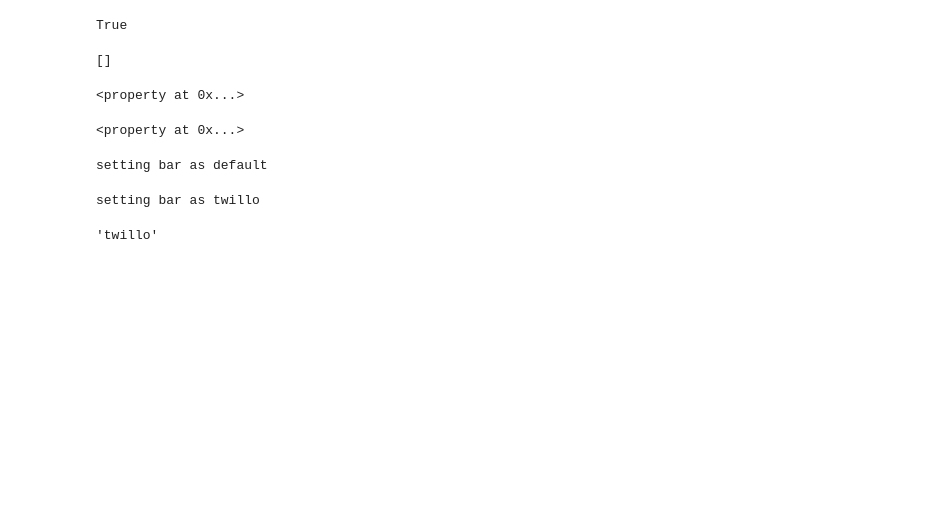
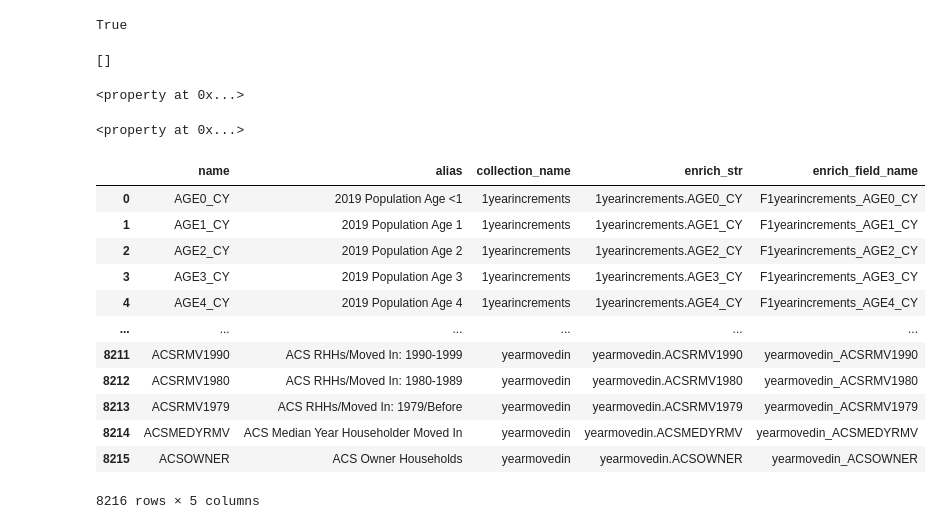
Before and after one commit to knu2xs/demographic-modeling, a Jupyter notebook: notebooks/enrich-munging.ipynb, the cells around one changed output. Drawn from its saved outputs; the diff is of its cells as text; code cells hidden in the pictures; blank space fills up the shorter version.

```diff
--- a/notebooks/enrich-munging.ipynb
+++ b/notebooks/enrich-munging.ipynb
@@ -88,12 +74,0 @@ class Foo(object):
-# %%
-f = Foo()
-# %% [output]
-setting bar as default
-# %%
-f.bar = 'twillo'
-# %% [output]
-setting bar as twillo
-# %%
-f.bar
-# %% [output]
-'twillo'
@@ -99,0 +77,16 @@ f.bar
+# %%
+data.enrich_vars_dataframe
+# %% [output]
+|  | name | alias | collection_name | enrich_str | enrich_field_name |
+| 0 | AGE0_CY | 2019 Population Age <1 | 1yearincrements | 1yearincrements.AGE0_CY | F1yearincrements_AGE0_CY |
+| 1 | AGE1_CY | 2019 Population Age 1 | 1yearincrements | 1yearincrements.AGE1_CY | F1yearincrements_AGE1_CY |
+| 2 | AGE2_CY | 2019 Population Age 2 | 1yearincrements | 1yearincrements.AGE2_CY | F1yearincrements_AGE2_CY |
+| 3 | AGE3_CY | 2019 Population Age 3 | 1yearincrements | 1yearincrements.AGE3_CY | F1yearincrements_AGE3_CY |
+| 4 | AGE4_CY | 2019 Population Age 4 | 1yearincrements | 1yearincrements.AGE4_CY | F1yearincrements_AGE4_CY |
+| ... | ... | ... | ... | ... | ... |
+| 8211 | ACSRMV1990 | ACS RHHs/Moved In: 1990-1999 | yearmovedin | yearmovedin.ACSRMV1990 | yearmovedin_ACSRMV1990 |
+| 8212 | ACSRMV1980 | ACS RHHs/Moved In: 1980-1989 | yearmovedin | yearmovedin.ACSRMV1980 | yearmovedin_ACSRMV1980 |
+| 8213 | ACSRMV1979 | ACS RHHs/Moved In: 1979/Before | yearmovedin | yearmovedin.ACSRMV1979 | yearmovedin_ACSRMV1979 |
+| 8214 | ACSMEDYRMV | ACS Median Year Householder Moved In | yearmovedin | yearmovedin.ACSMEDYRMV | yearmovedin_ACSMEDYRMV |
+| 8215 | ACSOWNER | ACS Owner Households | yearmovedin | yearmovedin.ACSOWNER | yearmovedin_ACSOWNER |
+8216 rows × 5 columns
```
Also changed, not shown: parts of 2 cells of this notebook, 4 other files.
